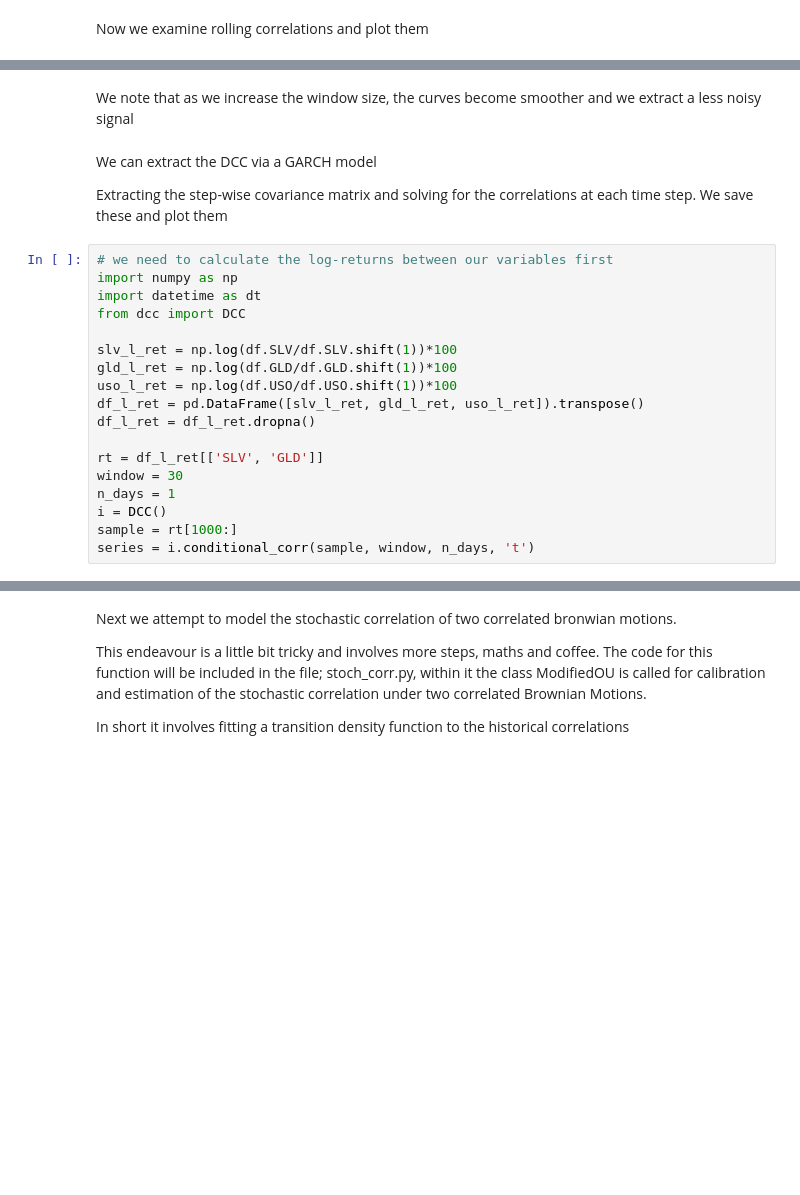
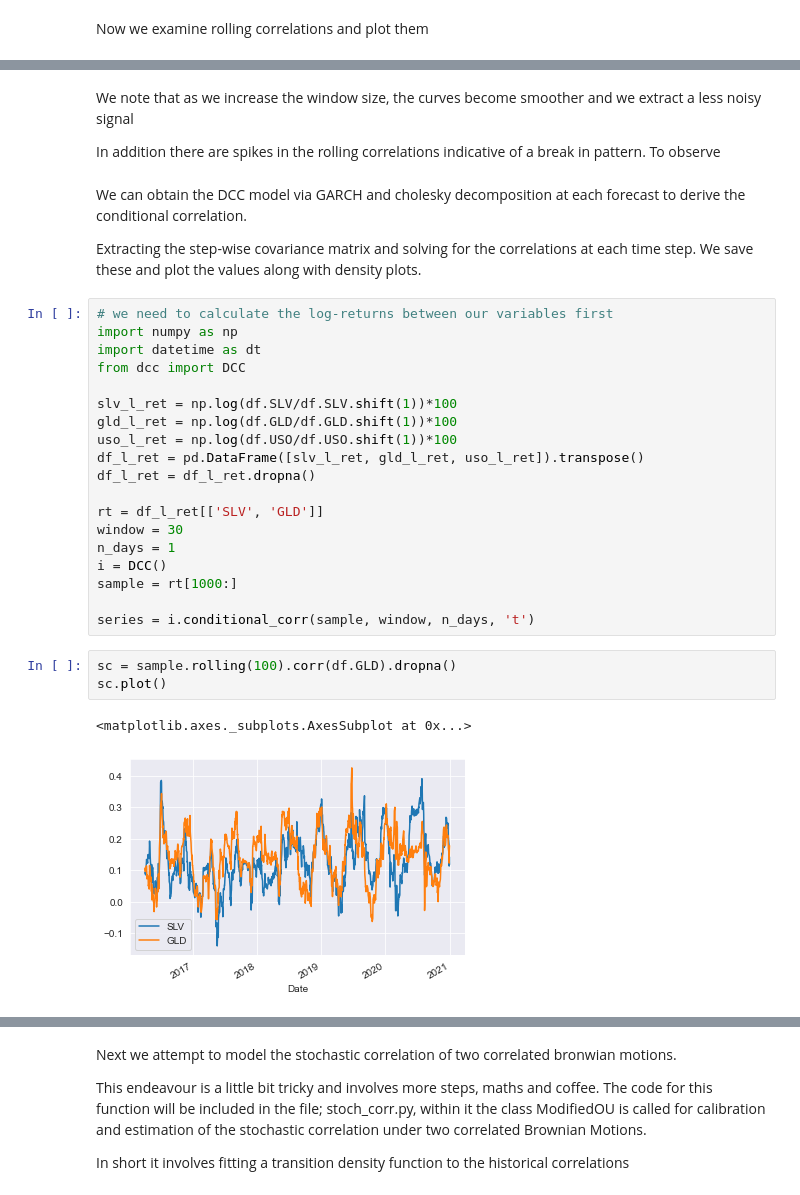
Before and after one commit to HAJG1112/StochasticCorrelations, a Jupyter notebook: Pcode/research.ipynb, the cells around one changed output, grey strips where cells are left out. Cells and saved outputs as stored; diff of their text form; blank space fills up the shorter version.

```diff
--- a/Pcode/research.ipynb
+++ b/Pcode/research.ipynb
@@ -73,10 +127,12 @@ win_100.plot()
 # %% [markdown]
 We note that as we increase the window size, the curves become smoother and we extract a less noisy signal
+
+In addition there are spikes in the rolling correlations indicative of a break in pattern. To observe
 # %% [markdown]
-We can extract the DCC via a GARCH model
+We can obtain the DCC model via GARCH and cholesky decomposition at each forecast to derive the conditional correlation.
 
 Extracting the step-wise covariance matrix and solving for the correlations at each time step.
-We save these and plot them
+We save these and plot the values along with density plots.
 # %%
 # we need to calculate the log-returns between our variables first
 import numpy as np
@@ -94,7 +150,14 @@ window = 30
 n_days = 1
 i = DCC()
 sample = rt[1000:]
+
 series = i.conditional_corr(sample, window, n_days, 't')
+# %%
+sc = sample.rolling(100).corr(df.GLD).dropna()
+sc.plot()
+# %% [output]
+<matplotlib.axes._subplots.AxesSubplot at 0x...>
+[figure, added]
 # %%
 # attach an index for the dates on the X axis
 ind = sample[window:]
```
Also changed, not shown: parts of 18 cells of this notebook, 1 other file.
